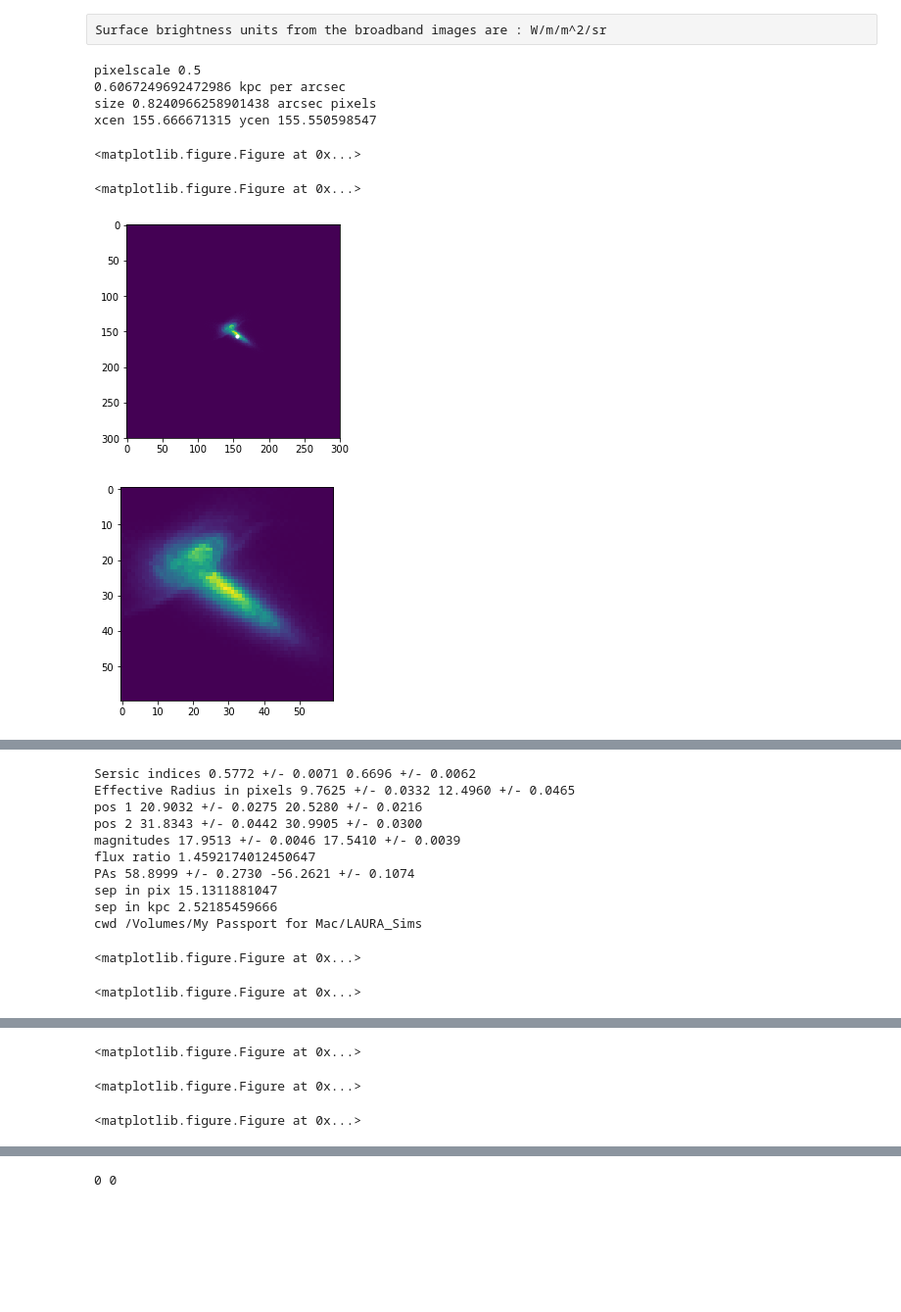
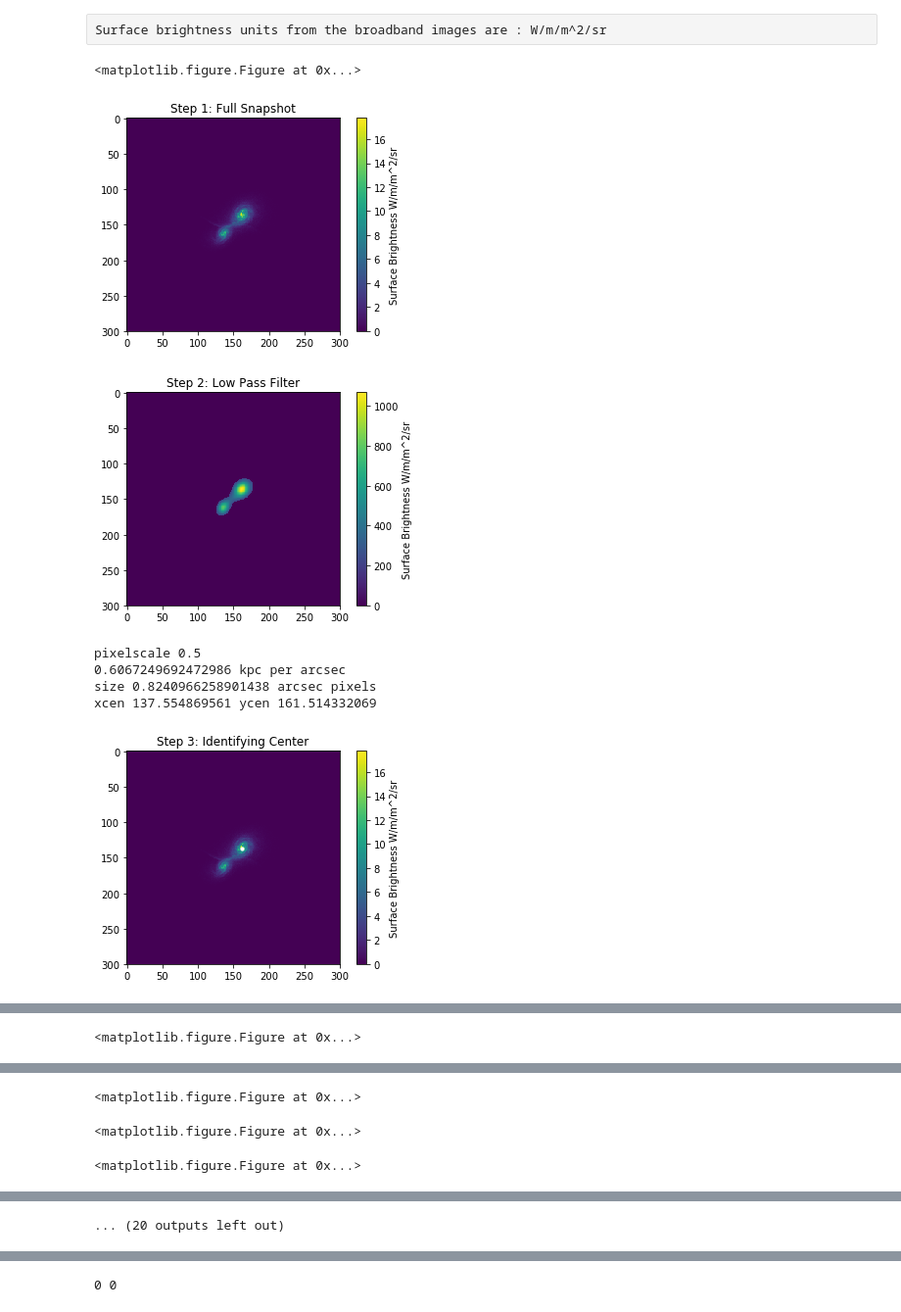
Before and after one commit to beckynevin/imaging_identification_mergers, a Jupyter notebook: Image_CAS_gini_M20.ipynb, the cells around one changed output, grey strips where cells are left out. Shown at 98% size. Drawn from its saved outputs; the diff is of its cells as text; code cells hidden in the pictures; blank space fills up the shorter version.

```diff
--- a/Image_CAS_gini_M20.ipynb
+++ b/Image_CAS_gini_M20.ipynb
@@ -100,7 +101,7 @@ image=[]
 gini=[]
 m20=[]
 plt_label=[]
-viewpt=2
+viewpt=0
 
 plott='no'
 os.chdir(os.path.expanduser('/Volumes/My Passport for Mac/LAURA_Sims/'))
@@ -110,14 +111,24 @@ for i in range(len(img_list)):#len(img_list)
     a=produce_camera(myr[i],img_list[i],viewpt)#that last number is the viewpoing (camera 0)
     '''a output is actually surface brightness'''
     '''now you need to chop it down to the snapshot of SDSS imaging'''
+
     plt.clf()
-
+    plt.imshow(a[1][2])
+    plt.colorbar(label=r'Surface Brightness W/m/m^2/sr')
+    plt.title('Step 1: Full Snapshot')
+    plt.show()
 
 
     b=determine_coords(a[1][2], plott)#was c, taking the second dimension
 
     low_pass=b[4]
     num_sol=b[5]
+
+    plt.clf()
+    plt.imshow(b[4])
+    plt.colorbar(label=r'Surface Brightness W/m/m^2/sr')
+    plt.title('Step 2: Low Pass Filter')
+    plt.show()
 
     if num_sol==1:
         #this is if there's only really one solution because the bulges are too close together
@@ -146,6 +157,7 @@ for i in range(len(img_list)):#len(img_list)
 
     e=nanomags(0.03, a[0], d[0],viewpt, myr[i])#was a[1]
     prep=convolve_image(myr[i],e[0],e[1],e[2],0.03,a[0],viewpt, e[3])
+    '''Input to galfit needs to be nanomags'''
     f=write_galfit_feedme(viewpt,myr[i],c[0],c[1],c[2],c[3],2,d[2], in_y,300-in_x)
 
 
@@ -168,46 +180,65 @@ for i in range(len(img_list)):#len(img_list)
     posx_2=h[6]
     posy_2=h[7]
     AR_1=h[8]
+    gal_out=h[9]
 
 
     ii=calculate_petrosian_radius(d[0], PA1, AR_1, a[0])
 
     '''Now we need to apply the segmentation mask to the normal surface brightness'''
-    mask_sb=ma.masked_where(ii ==0, d[0])
+    mask_sb=ma.masked_where(ii[0] ==0, d[0])
+
     plt.imshow(np.flipud(mask_sb))
     plt.show()
 
     j=gini_m20(myr[i],np.flipud(mask_sb),viewpt, d[1])#was result_nano
 
     gini.append(j[0])
     m20.append(j[1])
     plt_label.append(str(myr[i]))
 
-    stop
+
 
     '''f=convolve_image(myr[i],e[0],e[1],e[2],0.03,a[0],viewpt, e[3])
 
     plt.clf()'''
 
     '''result=f[0]
     result_bg=f[1]
 
     result_nano=f[2]'''
 
 
 
     '''What if I want to actually do the diagnostic from someone where you get to flip an image around?'''
 
 
+    mask_result=ma.masked_where(ii[0]==0, np.flipud(prep[0]))
+    plt.imshow(mask_sb)
+    plt.title('mask_result')
+    plt.show()
+    mask_result_bg=ma.masked_where(ii[0]==0, prep[1])
 
-    g=img_assy(result, result_bg, in_x, in_y, viewpt, myr[i], plott)
-    print('A = ',g)
+    gg=img_assy(mask_result, mask_result_bg, in_x, in_y, viewpt, myr[i], plott)
+    print('A = ',gg[0])
+
+    k=measure_concentration(ii[4], np.flipud(prep[0]))
+    #input: petrosian radius
+
+    plt.imshow(np.flipud(prep[0]))
+    k[1].plot(lw=2, color='white')
+    k[2].plot(lw=2, color='white')
+    plt.title('Calculate Concentration')
+    plt.annotate('Concentration = '+str(round(k[0],1)), xy=(0.1, 0.9), xycoords='axes fraction', color='white')
+    plt.show()
+
+    stop
 # %% [output]
-pixelscale 0.5
-0.6067249692472986 kpc per arcsec
-size 0.8240966258901438 arcsec pixels
-xcen 155.666671315 ycen 155.550598547
+<matplotlib.figure.Figure at 0x...>
-<matplotlib.figure.Figure at 0x...>
-<matplotlib.figure.Figure at 0x...>
-[figure, old version]
+[figure, new version]
-[figure, old version]
+[figure, new version]
+pixelscale 0.5
+0.6067249692472986 kpc per arcsec
+size 0.8240966258901438 arcsec pixels
+xcen 137.554869561 ycen 161.514332069
+[figure, new version]
@@ -213,0 +246 @@ xcen 155.666671315 ycen 155.550598547
+<matplotlib.figure.Figure at 0x...>
@@ -214,12 +248,3 @@ xcen 155.666671315 ycen 155.550598547
-Sersic indices 0.5772 +/- 0.0071 0.6696 +/- 0.0062
-Effective Radius in pixels 9.7625 +/- 0.0332 12.4960 +/- 0.0465
-pos 1 20.9032 +/- 0.0275 20.5280 +/- 0.0216
-pos 2 31.8343 +/- 0.0442 30.9905 +/- 0.0300
-magnitudes 17.9513 +/- 0.0046 17.5410 +/- 0.0039
-flux ratio 1.4592174012450647
-PAs 58.8999 +/- 0.2730 -56.2621 +/- 0.1074
-sep in pix 15.1311881047
-sep in kpc 2.52185459666
-cwd /Volumes/My Passport for Mac/LAURA_Sims
+<matplotlib.figure.Figure at 0x...>
 <matplotlib.figure.Figure at 0x...>
 <matplotlib.figure.Figure at 0x...>
@@ -226,3 +252 @@ cwd /Volumes/My Passport for Mac/LAURA_Sims
-<matplotlib.figure.Figure at 0x...>
+... (20 outputs left out)
-<matplotlib.figure.Figure at 0x...>
-<matplotlib.figure.Figure at 0x...>
```
Also changed, not shown: parts of 18 cells of this notebook.
